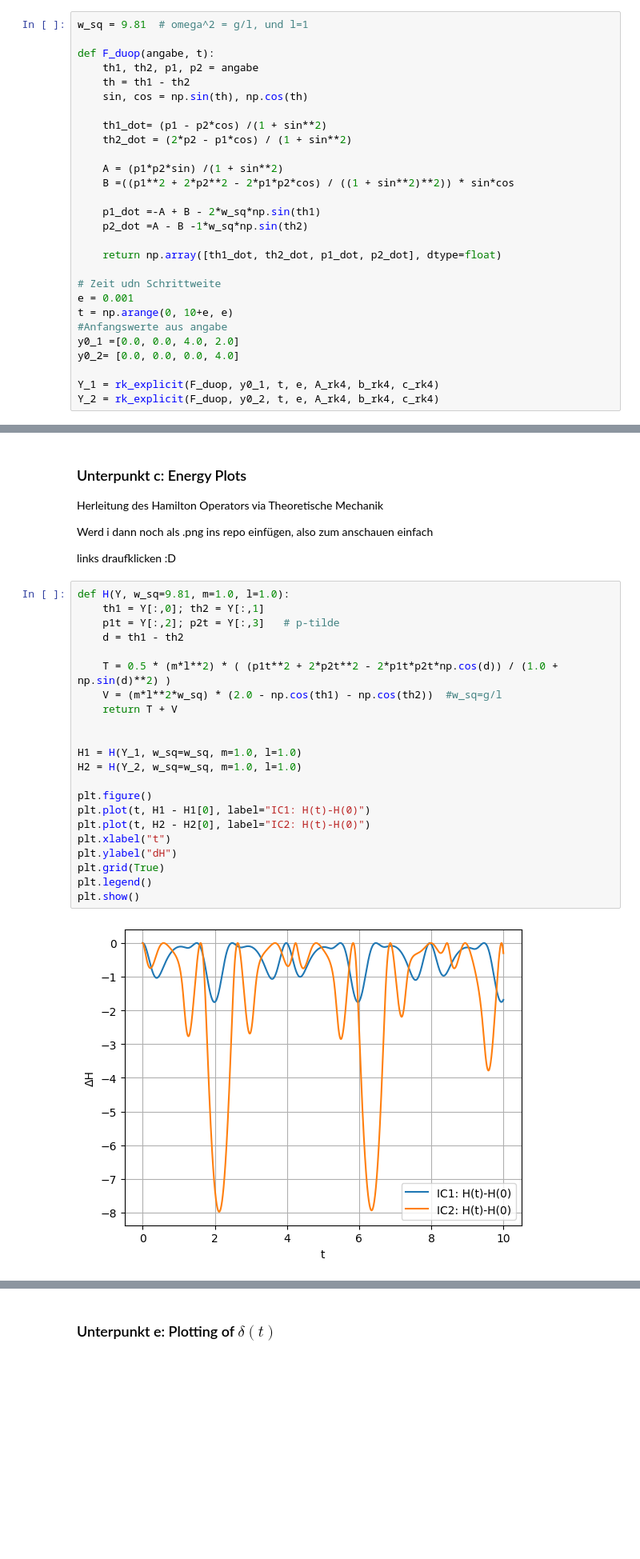
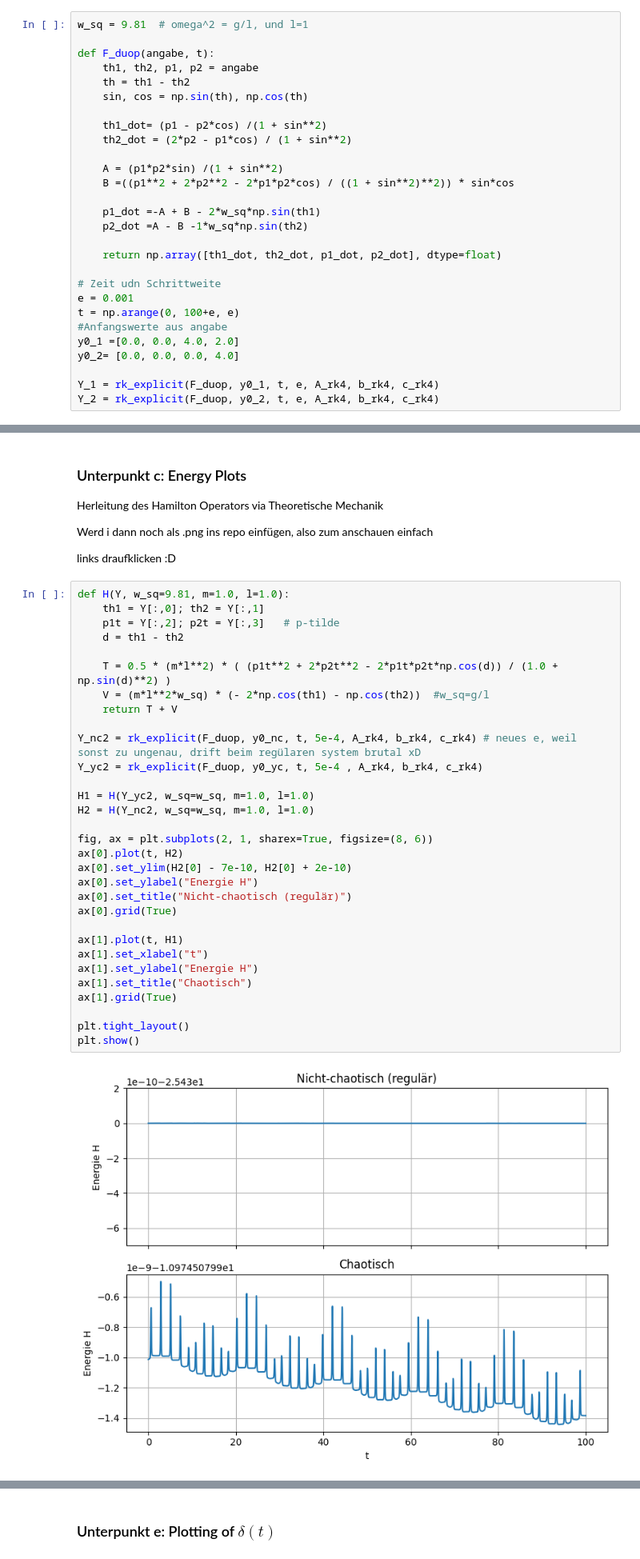
Before and after one commit to OverAmpJinx/CompPhyWS25, a Jupyter notebook: Assignment3/a32doublependulum.ipynb, the cells around one changed output, grey strips where cells are left out. Shown at 80% size. Drawn from its saved outputs; the diff is of its cells as text; blank space fills up the shorter version.

```diff
--- a/Assignment3/a32doublependulum.ipynb
+++ b/Assignment3/a32doublependulum.ipynb
@@ -84,7 +84,7 @@ def F_duop(angabe, t):
 
 # Zeit udn Schrittweite
 e = 0.001
-t = np.arange(0, 10+e, e)
+t = np.arange(0, 100+e, e)
 #Anfangswerte aus angabe
 y0_1 =[0.0, 0.0, 4.0, 2.0]
 y0_2= [0.0, 0.0, 0.0, 4.0]
@@ -152,24 +152,33 @@ links draufklicken :D
 # %%
 def H(Y, w_sq=9.81, m=1.0, l=1.0):
     th1 = Y[:,0]; th2 = Y[:,1]
     p1t = Y[:,2]; p2t = Y[:,3]   # p-tilde
     d = th1 - th2
 
     T = 0.5 * (m*l**2) * ( (p1t**2 + 2*p2t**2 - 2*p1t*p2t*np.cos(d)) / (1.0 + np.sin(d)**2) )
-    V = (m*l**2*w_sq) * (2.0 - np.cos(th1) - np.cos(th2))  #w_sq=g/l
+    V = (m*l**2*w_sq) * (- 2*np.cos(th1) - np.cos(th2))  #w_sq=g/l
     return T + V
 
+Y_nc2 = rk_explicit(F_duop, y0_nc, t, 5e-4, A_rk4, b_rk4, c_rk4) # neues e, weil sonst zu ungenau, drift beim regülaren system brutal xD
+Y_yc2 = rk_explicit(F_duop, y0_yc, t, 5e-4 , A_rk4, b_rk4, c_rk4)
 
-H1 = H(Y_1, w_sq=w_sq, m=1.0, l=1.0)
-H2 = H(Y_2, w_sq=w_sq, m=1.0, l=1.0)
+H1 = H(Y_yc2, w_sq=w_sq, m=1.0, l=1.0)
+H2 = H(Y_nc2, w_sq=w_sq, m=1.0, l=1.0)
 
-plt.figure()
-plt.plot(t, H1 - H1[0], label="IC1: H(t)-H(0)")
-plt.plot(t, H2 - H2[0], label="IC2: H(t)-H(0)")
-plt.xlabel("t")
-plt.ylabel("dH")
-plt.grid(True)
-plt.legend()
+fig, ax = plt.subplots(2, 1, sharex=True, figsize=(8, 6))
+ax[0].plot(t, H2)
+ax[0].set_ylim(H2[0] - 7e-10, H2[0] + 2e-10)
+ax[0].set_ylabel("Energie H")
+ax[0].set_title("Nicht-chaotisch (regulär)")
+ax[0].grid(True)
+
+ax[1].plot(t, H1)
+ax[1].set_xlabel("t")
+ax[1].set_ylabel("Energie H")
+ax[1].set_title("Chaotisch")
+ax[1].grid(True)
+
+plt.tight_layout()
 plt.show()
 # %% [output]
-[figure, old version]
+[figure, new version]
```
Also changed, not shown: parts of 3 cells of this notebook, 1 other file.
